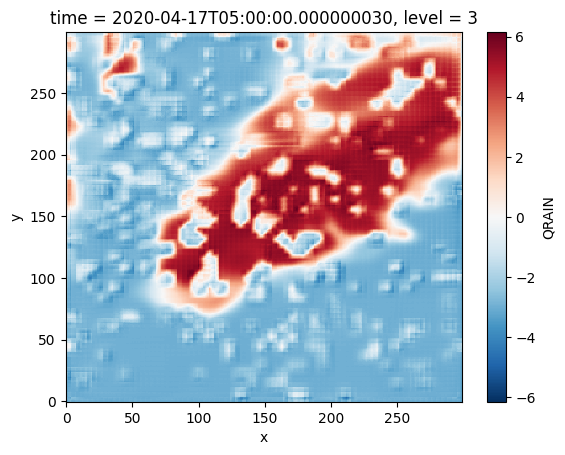
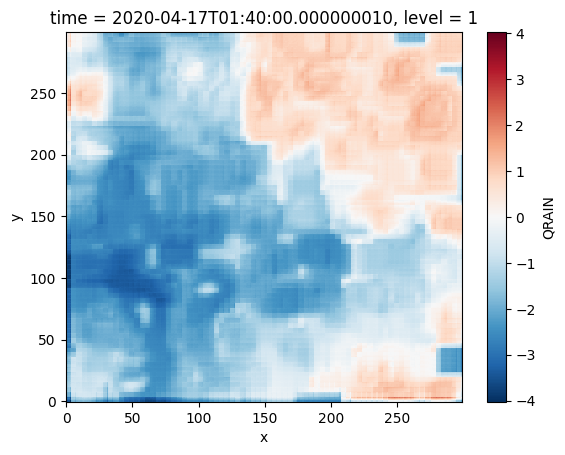
Code edit (unified diff) that turned the first committed figure into the second:
--- before
+++ after
@@ -1 +1 @@
-ds_norm["QRAIN"].isel(time=30, level=3).plot()
+ds_norm["QRAIN"].isel(time=10, level=1).plot()

Commit: add new rollout model, fix bug for mae da